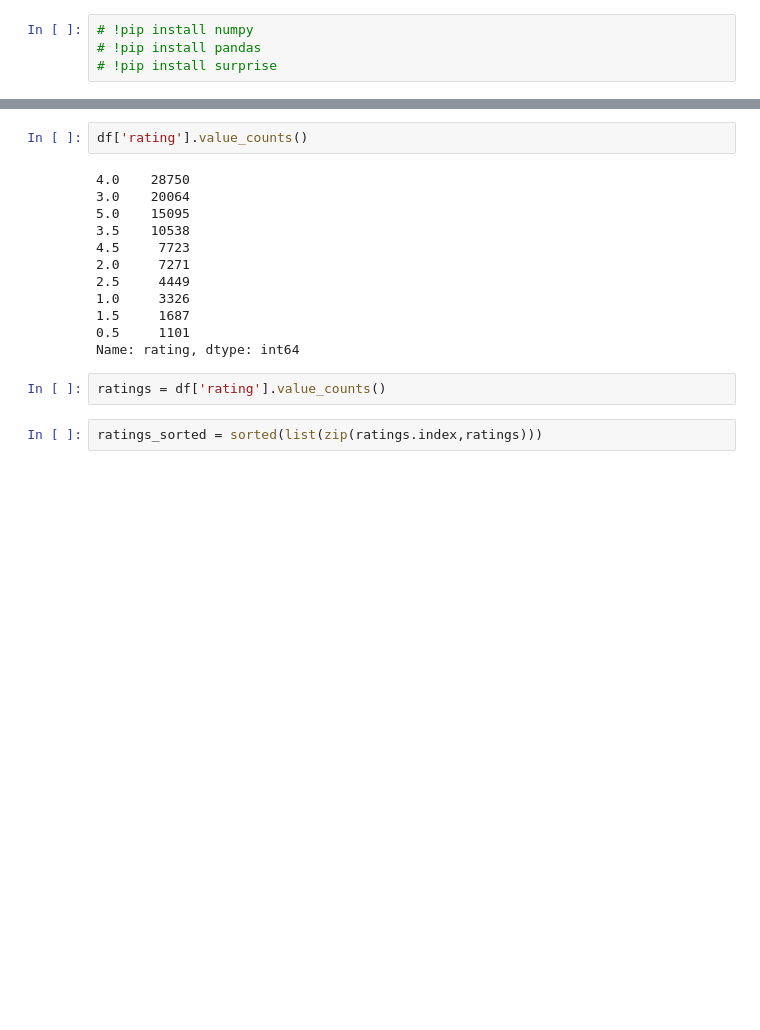
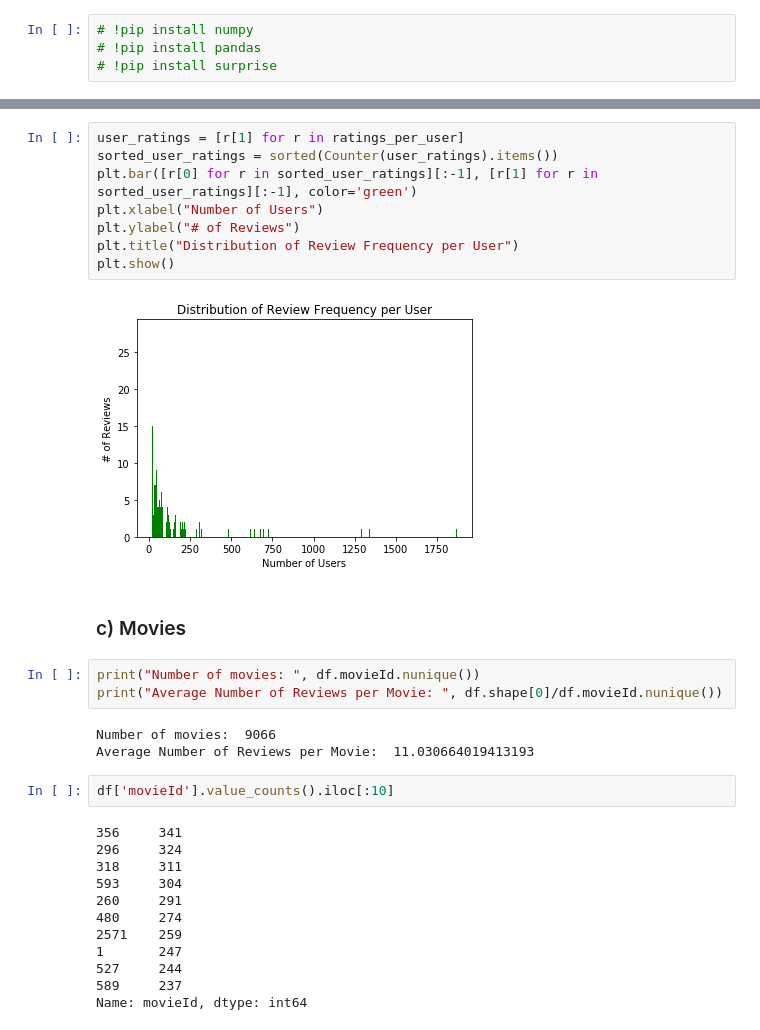
Before and after one commit to yishuen/meetup-movie-recommender, a Jupyter notebook: codealong.ipynb, the cells around one changed output, grey strips where cells are left out. Cells and saved outputs as stored; diff of their text form; blank space fills up the shorter version.

```diff
--- a/codealong.ipynb
+++ b/codealong.ipynb
@@ -32,18 +87,32 @@ df.head()
+# %%
+user_ratings = [r[1] for r in ratings_per_user]
+sorted_user_ratings = sorted(Counter(user_ratings).items())
+plt.bar([r[0] for r in sorted_user_ratings][:-1], [r[1] for r in sorted_user_ratings][:-1], color='green')
+plt.xlabel("Number of Users")
+plt.ylabel("# of Reviews")
+plt.title("Distribution of Review Frequency per User")
+plt.show()
+# %% [output]
+[figure, added]
+# %% [markdown]
+### c) Movies
+# %%
+print("Number of movies: ", df.movieId.nunique())
+print("Average Number of Reviews per Movie: ", df.shape[0]/df.movieId.nunique())
+# %% [output]
+Number of movies:  9066
+Average Number of Reviews per Movie:  11.030664019413193
 # %%
-df['rating'].value_counts()
+df['movieId'].value_counts().iloc[:10]
 # %% [output]
-4.0    28750
-3.0    20064
-5.0    15095
-3.5    10538
-4.5     7723
-2.0     7271
-2.5     4449
-1.0     3326
-1.5     1687
-0.5     1101
-Name: rating, dtype: int64
+356     341
+296     324
+318     311
+593     304
+260     291
+480     274
+2571    259
+1       247
+527     244
+589     237
+Name: movieId, dtype: int64
-# %%
-ratings = df['rating'].value_counts()
-# %%
-ratings_sorted = sorted(list(zip(ratings.index,ratings)))
```
Also changed, not shown: parts of 19 cells of this notebook.
